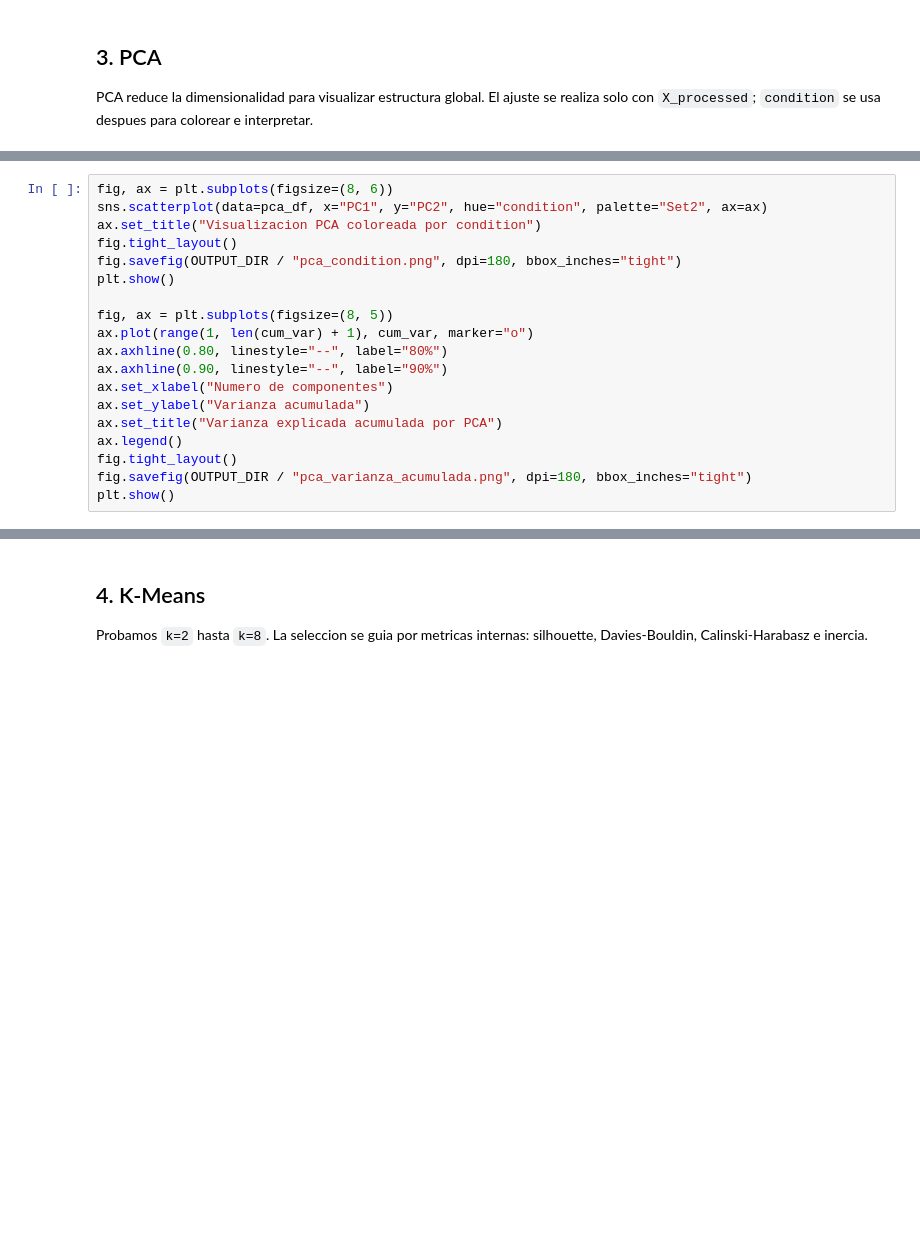
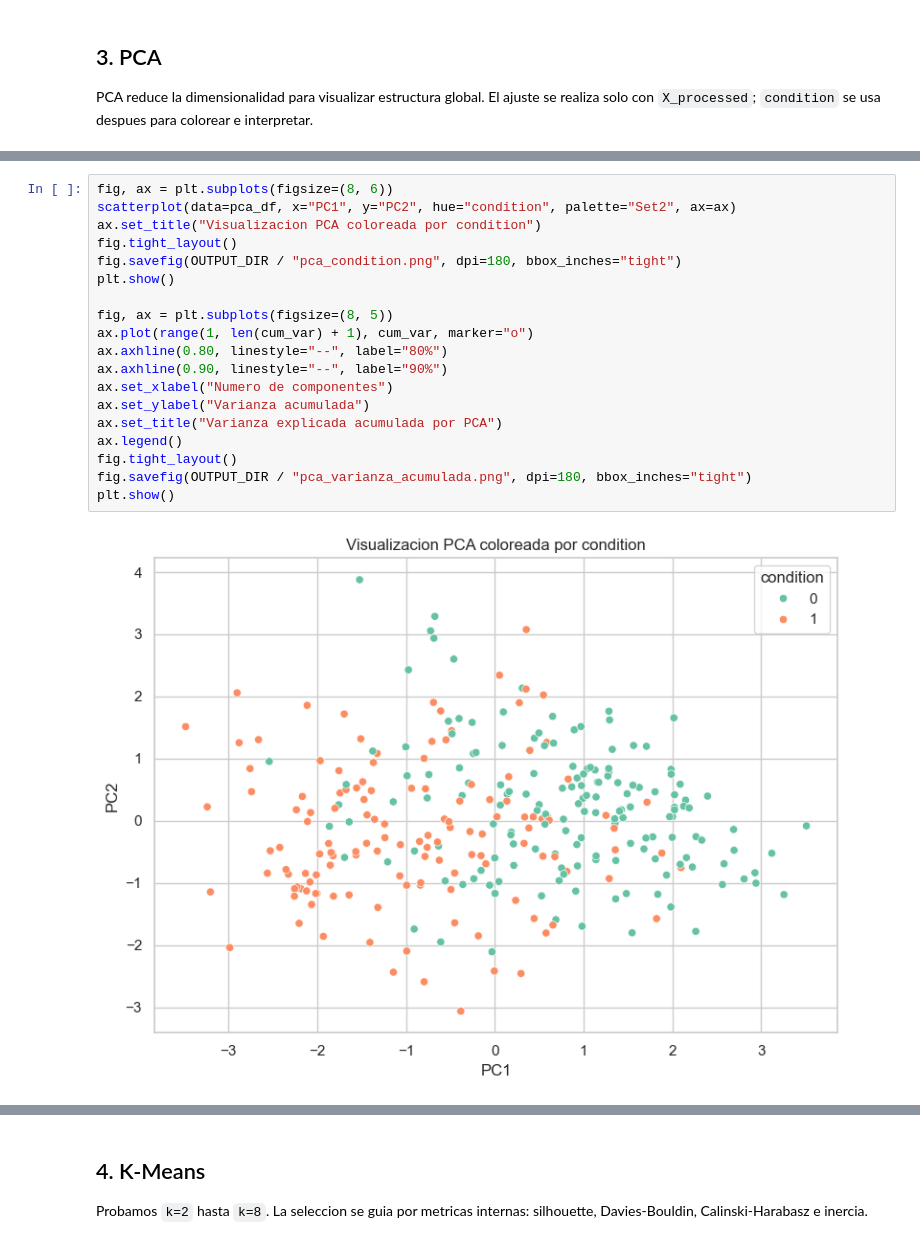
Before and after one commit to JD3M0N/ML, a Jupyter notebook: mundial_project/notebooks/02_aprendizaje_no_supervisado.ipynb, the cells around one changed output, grey strips where cells are left out. Saved outputs shown, nothing was run; the diff lists cells and outputs as text; blank space fills up the shorter version.

```diff
--- a/mundial_project/notebooks/02_aprendizaje_no_supervisado.ipynb
+++ b/mundial_project/notebooks/02_aprendizaje_no_supervisado.ipynb
@@ -108,19 +167,21 @@ pca_varianza.head(10)
 # %%
 fig, ax = plt.subplots(figsize=(8, 6))
-sns.scatterplot(data=pca_df, x="PC1", y="PC2", hue="condition", palette="Set2", ax=ax)
+scatterplot(data=pca_df, x="PC1", y="PC2", hue="condition", palette="Set2", ax=ax)
 ax.set_title("Visualizacion PCA coloreada por condition")
 fig.tight_layout()
 fig.savefig(OUTPUT_DIR / "pca_condition.png", dpi=180, bbox_inches="tight")
 plt.show()
 
 fig, ax = plt.subplots(figsize=(8, 5))
 ax.plot(range(1, len(cum_var) + 1), cum_var, marker="o")
 ax.axhline(0.80, linestyle="--", label="80%")
 ax.axhline(0.90, linestyle="--", label="90%")
 ax.set_xlabel("Numero de componentes")
 ax.set_ylabel("Varianza acumulada")
 ax.set_title("Varianza explicada acumulada por PCA")
 ax.legend()
 fig.tight_layout()
 fig.savefig(OUTPUT_DIR / "pca_varianza_acumulada.png", dpi=180, bbox_inches="tight")
 plt.show()
+# %% [output]
+[figure, added]
```
Also changed, not shown: parts of 13 cells of this notebook, 10 other files.
